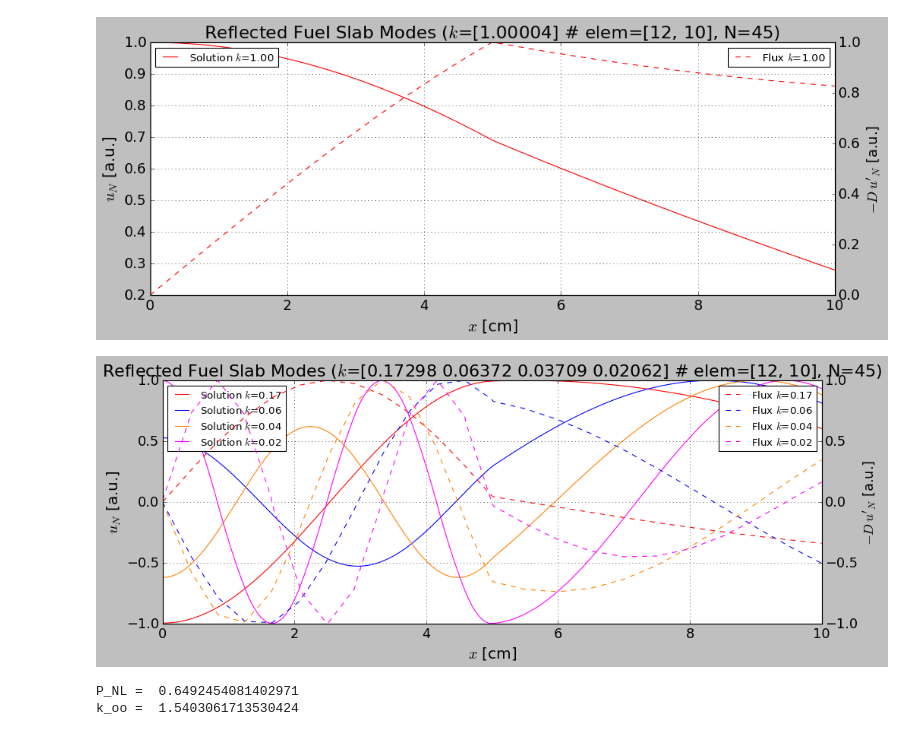
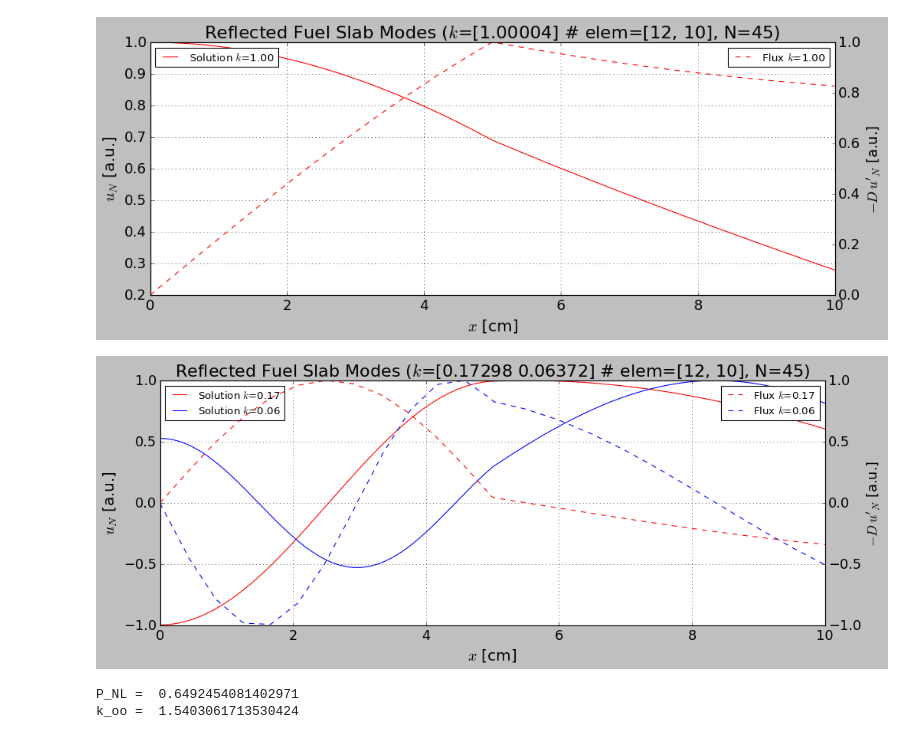
Before and after one commit to dpploy/engy-5050, a Jupyter notebook: notebooks/09-critical-reflected-fuel-slab.ipynb, the cells around one changed output. Drawn from its saved outputs; the diff is of its cells as text; code cells hidden in the pictures.

```diff
--- a/notebooks/09-critical-reflected-fuel-slab.ipynb
+++ b/notebooks/09-critical-reflected-fuel-slab.ipynb
@@ -579,9 +573,9 @@ plot_modes(k_vec[0:1], eigen_vec[:,0:1])
 # %% [output]
 [figure]
 # %%
-plot_modes(k_vec[1:5], eigen_vec[:,1:5])
+plot_modes(k_vec[1:3], eigen_vec[:,1:3])
 # %% [output]
-[figure, old version]
+[figure, new version]
 # %%
 '''Probability of non-leakage per mode'''
 for k in k_vec[:5]:
```
Also changed, not shown: parts of 2 cells of this notebook, 2 other files.
